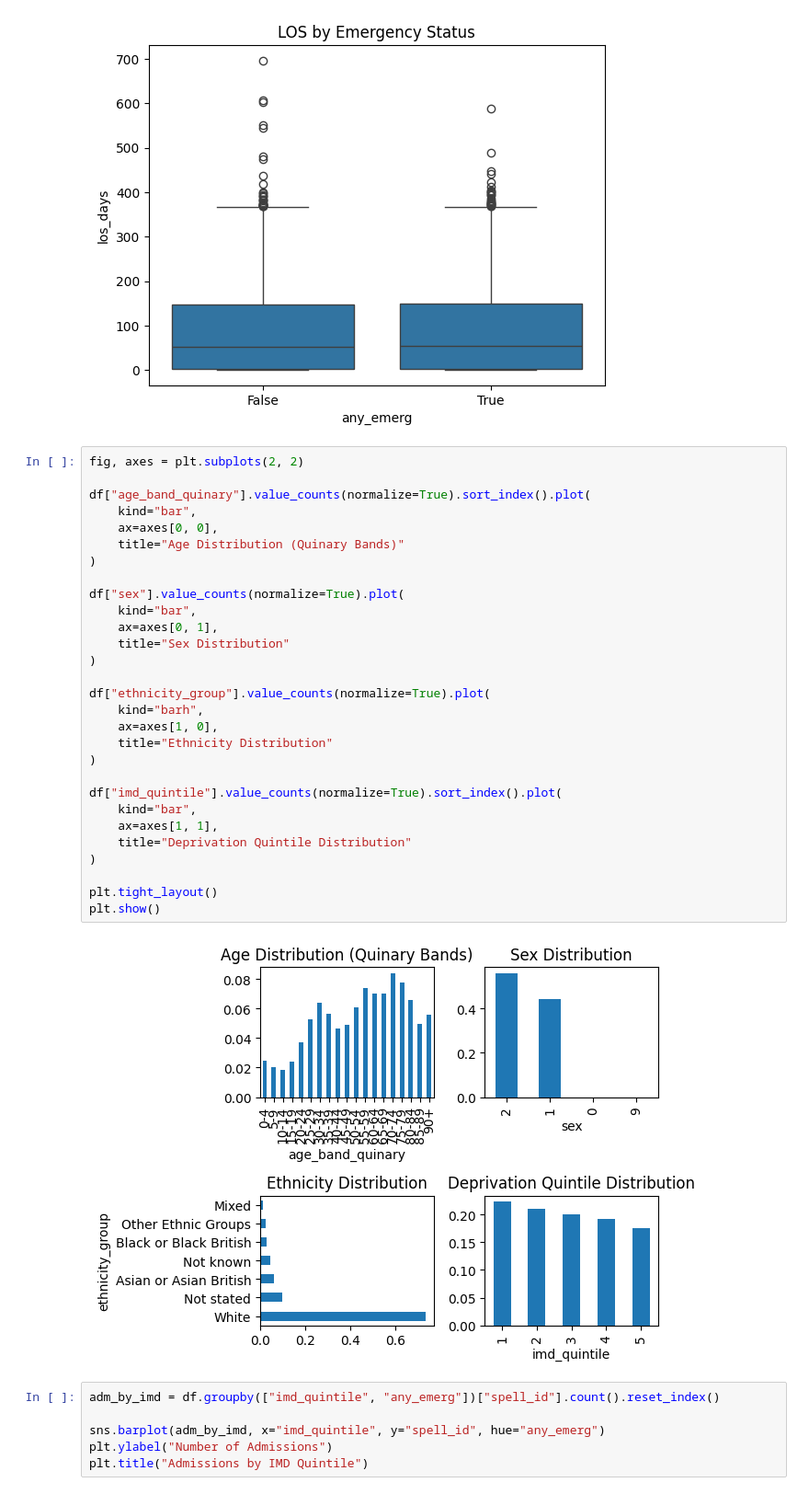
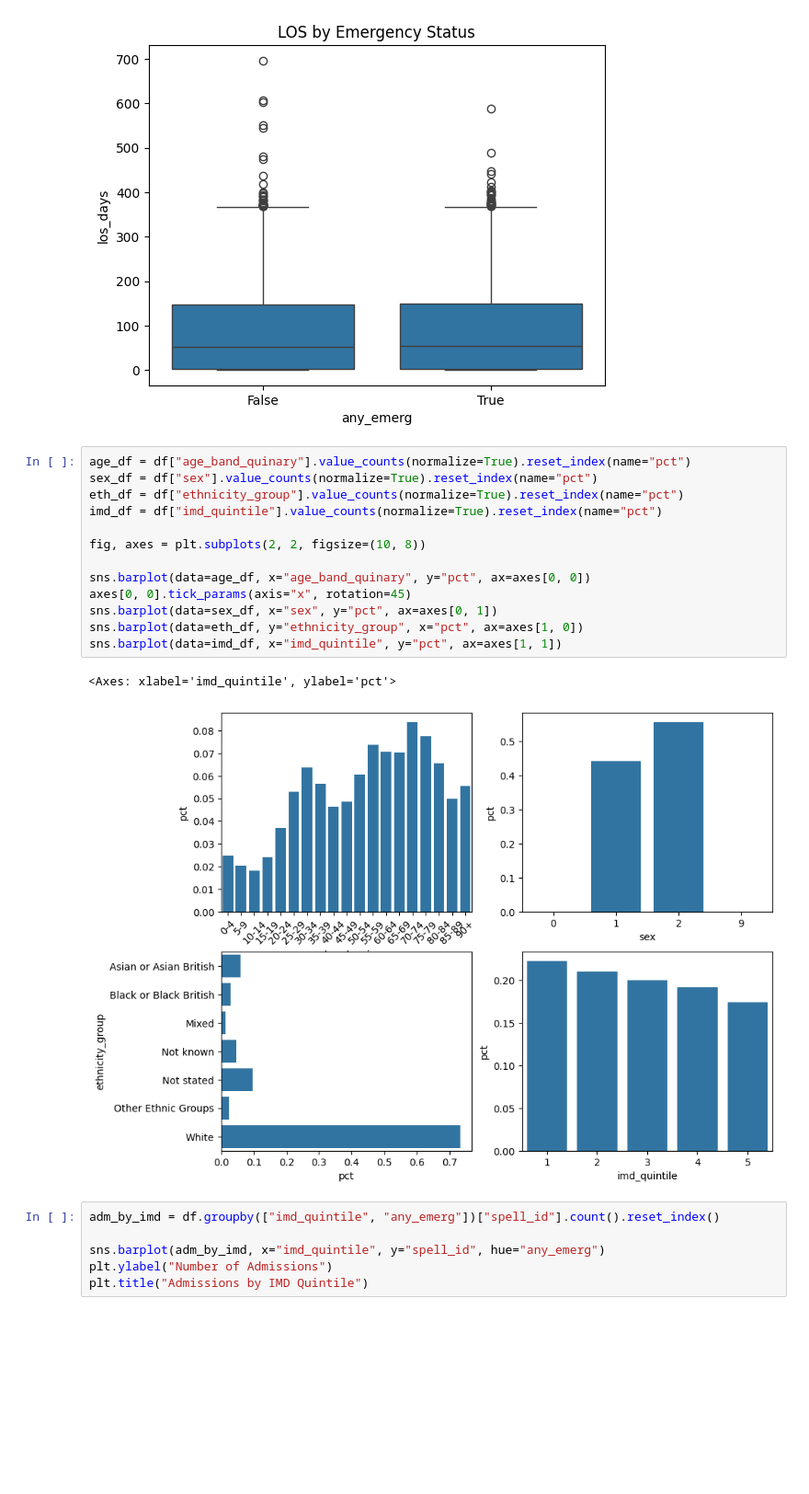
Before and after one commit to khizer-i/respiratory-admissions, a Jupyter notebook: notebooks/02_exploratory_analysis.ipynb, the cells around one changed output. Shown at 92% size. Saved outputs shown, nothing was run; the diff lists cells and outputs as text; blank space fills up the shorter version.

```diff
--- a/notebooks/02_exploratory_analysis.ipynb
+++ b/notebooks/02_exploratory_analysis.ipynb
@@ -79,37 +123,22 @@ plt.title("LOS by Emergency Status")
 # %% [output]
 Text(0.5, 1.0, 'LOS by Emergency Status')
 [figure]
-# %%
-fig, axes = plt.subplots(2, 2)
-
-df["age_band_quinary"].value_counts(normalize=True).sort_index().plot(
-    kind="bar",
-    ax=axes[0, 0],
-    title="Age Distribution (Quinary Bands)"
-)
-
-df["sex"].value_counts(normalize=True).plot(
-    kind="bar",
-    ax=axes[0, 1],
-    title="Sex Distribution"
-)
-
-df["ethnicity_group"].value_counts(normalize=True).plot(
-    kind="barh",
-    ax=axes[1, 0],
-    title="Ethnicity Distribution"
-)
-
-df["imd_quintile"].value_counts(normalize=True).sort_index().plot(
-    kind="bar",
-    ax=axes[1, 1],
-    title="Deprivation Quintile Distribution"
-)
-
-plt.tight_layout()
-plt.show()
-# %% [output]
-[figure, removed]
+# %%
+age_df = df["age_band_quinary"].value_counts(normalize=True).reset_index(name="pct")
+sex_df = df["sex"].value_counts(normalize=True).reset_index(name="pct")
+eth_df = df["ethnicity_group"].value_counts(normalize=True).reset_index(name="pct")
+imd_df = df["imd_quintile"].value_counts(normalize=True).reset_index(name="pct")
+
+fig, axes = plt.subplots(2, 2, figsize=(10, 8))
+
+sns.barplot(data=age_df, x="age_band_quinary", y="pct", ax=axes[0, 0])
+axes[0, 0].tick_params(axis="x", rotation=45)
+sns.barplot(data=sex_df, x="sex", y="pct", ax=axes[0, 1])
+sns.barplot(data=eth_df, y="ethnicity_group", x="pct", ax=axes[1, 0])
+sns.barplot(data=imd_df, x="imd_quintile", y="pct", ax=axes[1, 1])
+# %% [output]
+<Axes: xlabel='imd_quintile', ylabel='pct'>
+[figure, added]
 # %%
 adm_by_imd = df.groupby(["imd_quintile", "any_emerg"])["spell_id"].count().reset_index()
 
```
Also changed, not shown: parts of 12 cells of this notebook, 2 other files.
